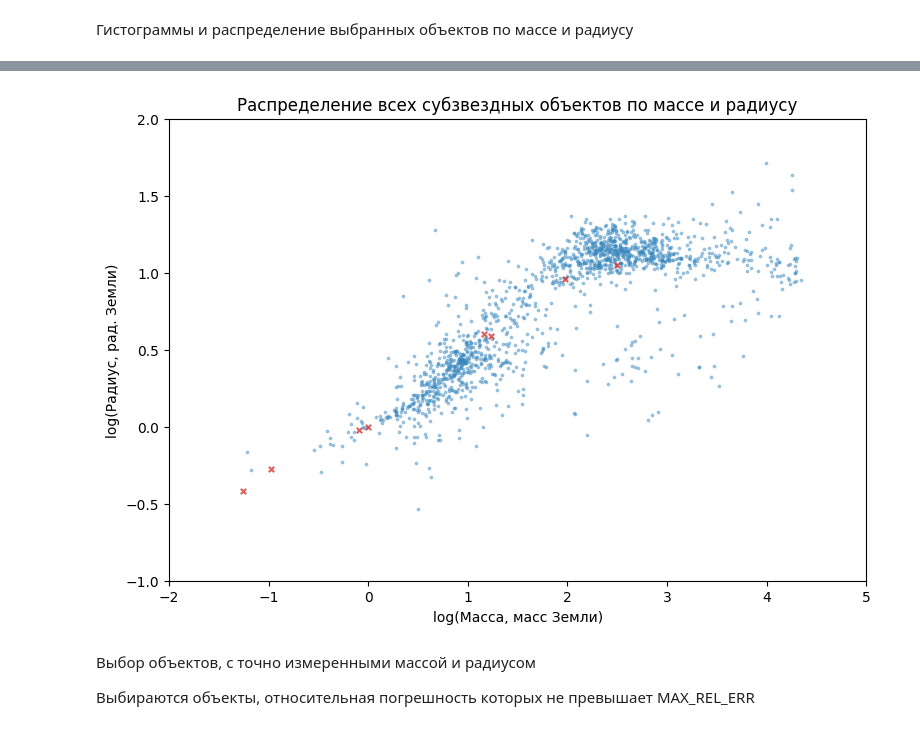
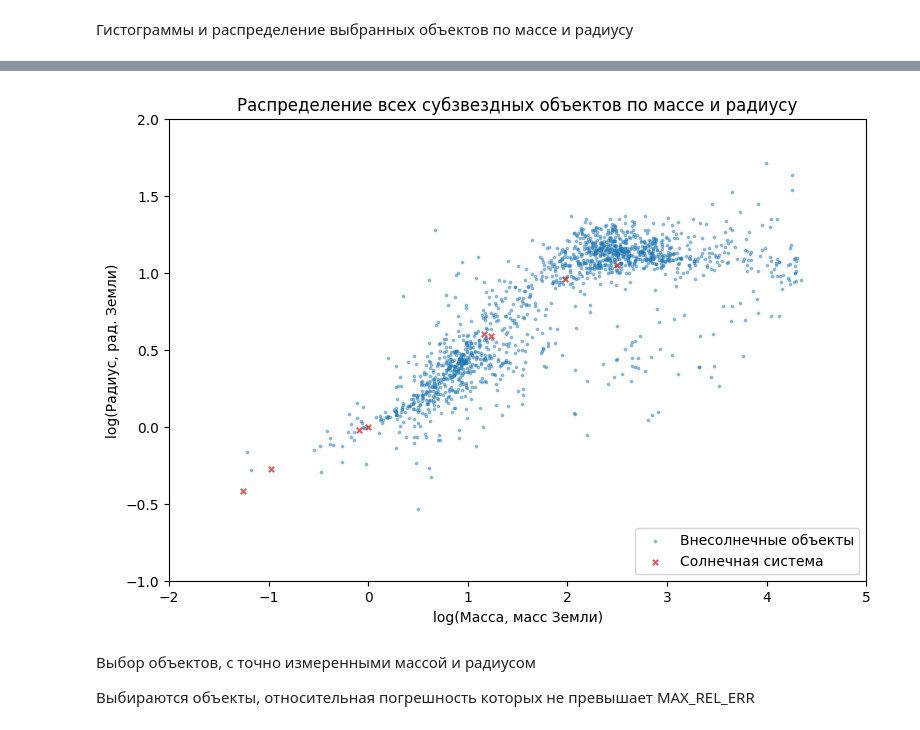
Before and after one commit to ochobkaa/exoplanetmodel, a Jupyter notebook: exoplanets.ipynb, the cells around one changed output, grey strips where cells are left out. Drawn from its saved outputs; the diff is of its cells as text; code cells hidden in the pictures.

```diff
--- a/exoplanets.ipynb
+++ b/exoplanets.ipynb
@@ -39,24 +20,36 @@ def get_log_prad(df):
 # %% [markdown]
 Функция отображения данных по осям логарифма радиуса в Землях и логарифма массы в Землях
 # %%
-def show_mass_radius_plot(p_df, s_df, title, reg=None):
-    p_mass = get_log_pmass(p_df)
-    p_radius = get_log_prad(p_df)
+def show_mass_radius_plot(p_dfs, s_df, title, reg=None, labels=None):
+    fig, axes = plot.subplots()
 
-    s_mass = get_log_pmass(s_df)
-    s_radius = get_log_prad(s_df)
+    if labels:
+        labels_app = labels
 
-    fig, axes = plot.subplots()
+    else:
+        labels_app = ["Внесолнечные объекты" for _ in range(len(p_dfs))]
+
+    for p_df, label in zip(p_dfs, labels_app):
+        p_mass = c.mass_log(p_df)
+        p_radius = c.radius_log(p_df)
+
+        s_mass = c.mass_log(s_df)
+        s_radius = c.radius_log(s_df)
+
+        line = axes.scatter(p_mass, p_radius, s=3, alpha=0.4, marker="o")
+        line.set_label(label)
+
+
+    sl = axes.scatter(s_mass, s_radius, s=15, alpha=0.8,
+                color="#d73737", marker="x"
+                )
+
+    sl.set_label("Солнечная система")
+
+    axes.legend(loc="lower right")
 
     fig.set_figwidth(9)
     fig.set_figheight(6)
-
-    axes.scatter(p_mass, p_radius, s=3, alpha=0.4,
-                 color="#3787be", marker="o"
-                )
-    axes.scatter(s_mass, s_radius, s=15, alpha=0.8,
-                 color="#d73737", marker="x"
-                )
 
     axes.set_title(title)
 
@@ -117,8 +110,8 @@ def show_mass_radius_hist(df, title):
 
         return max_f
 
-    mass = get_log_pmass(df)
-    radius = get_log_prad(df)
+    mass = c.mass_log(df)
+    radius = c.radius_log(df)
 
     intr_c = intr_count(df)
 
@@ -208,7 +201,7 @@ show_mass_radius_hist(p_mass_rad, "Гистограммы субзвездных
 # %%
-show_mass_radius_plot(p_mass_rad, s_df, "Распределение всех субзвездных объектов по массе и радиусу")
+show_mass_radius_plot([p_mass_rad], s_df, "Распределение всех субзвездных объектов по массе и радиусу")
 # %% [output]
-[figure, old version]
+[figure, new version]
 # %% [markdown]
 Выбор объектов, с точно измеренными массой и радиусом
 
```
Also changed, not shown: parts of 28 cells of this notebook.
